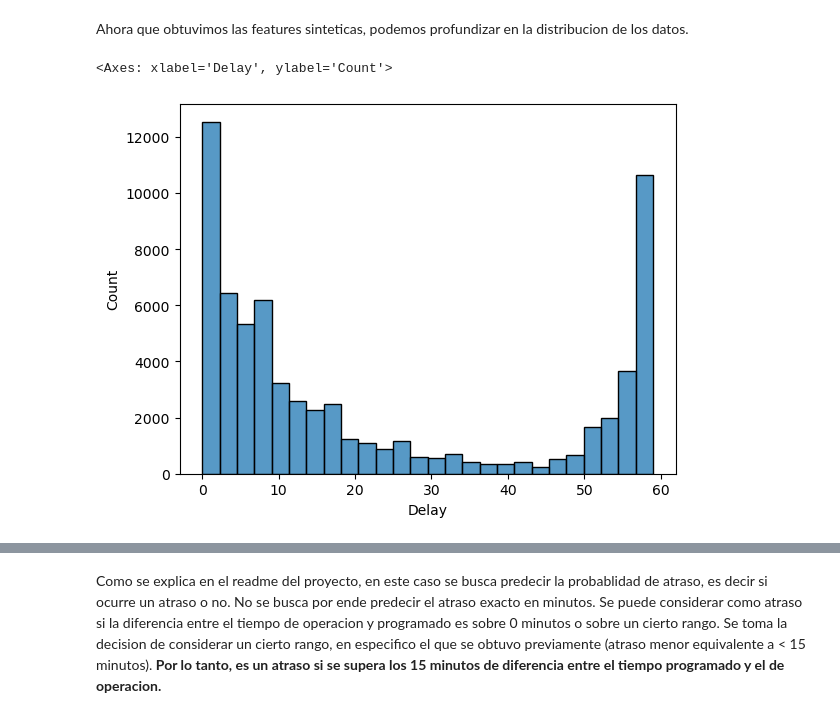
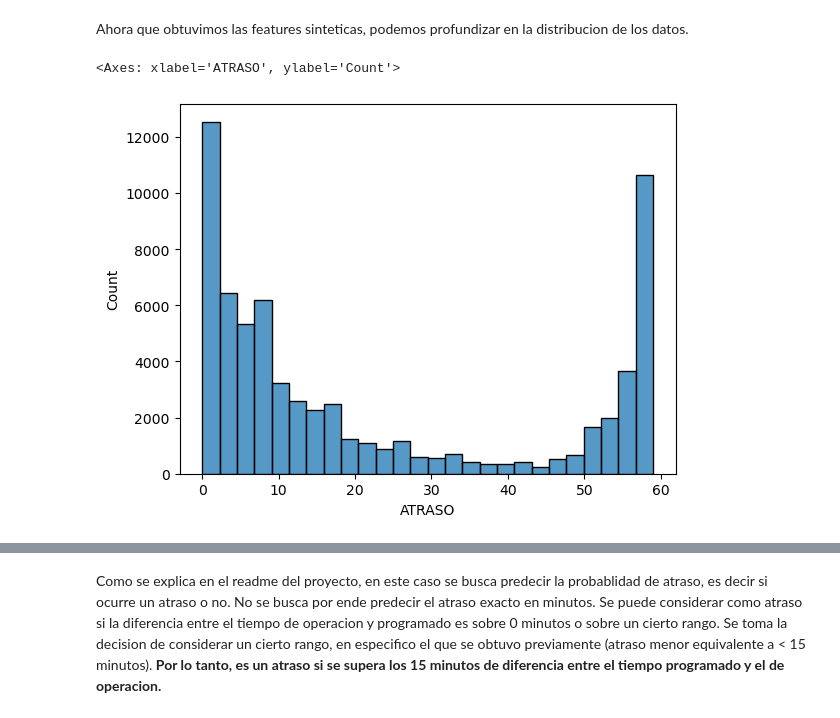
Before and after one commit to sricke/flight-delays, a Jupyter notebook: notebooks/preprocess.ipynb, the cells around one changed output, grey strips where cells are left out. Cells and saved outputs as stored; diff of their text form; code cells hidden in the pictures.

```diff
--- a/notebooks/preprocess.ipynb
+++ b/notebooks/preprocess.ipynb
@@ -83,15 +84,15 @@ assert get_flight_delay('2017-12-22 14:55:00','2017-12-22 15:41:00') == 46 # sim
 # %% [markdown]
 Aplicamos la funcion al dataset
 # %%
-dataset["Delay"] = dataset.apply(lambda row: get_flight_delay(row["Fecha-I"], row["Fecha-O"]), axis=1)
+dataset["ATRASO"] = dataset.apply(lambda row: get_flight_delay(row["Fecha-I"], row["Fecha-O"]), axis=1)
 # %% [markdown]
 Ahora creamos la funcion de atraso menor (delay menor a 15 y mayor que 0)
 # %%
-dataset["Min-D"] = (dataset["Delay"] < 15) & (dataset["Delay"] > 0)
+dataset["Min-A"] = (dataset["ATRASO"] < 15) & (dataset["ATRASO"] > 0)
 # %% [markdown]
 Creamos una funcion para obtener los periodos del dia: mañana, tarde, noche
 # %%
-def check_day_period(date):
+def get_day_period(date):
     time_format = '%Y-%m-%d %H:%M:%S'
     date = datetime.strptime(date, time_format)
     time = (date.hour, date.minute)
@@ -123,9 +124,9 @@ assert check_day_period('2019-10-02 4:59:00') == 'night'
 # %%
-dataset['Day-P'] = dataset.apply(lambda row: check_day_period(row["Fecha-I"]), axis=1)
+dataset["Per-D"] = dataset.apply(lambda row: get_day_period(row["Fecha-I"]), axis=1)
 # %% [markdown]
 Ahora que obtuvimos las features sinteticas, podemos profundizar en la distribucion de los datos.
 # %%
-sn.histplot(data=dataset, x="Delay")
+sn.histplot(data=dataset, x="ATRASO")
 # %% [output]
-<Axes: xlabel='Delay', ylabel='Count'>
+<Axes: xlabel='ATRASO', ylabel='Count'>
-[figure, old version]
+[figure, new version]
```
Also changed, not shown: parts of 29 cells of this notebook.
